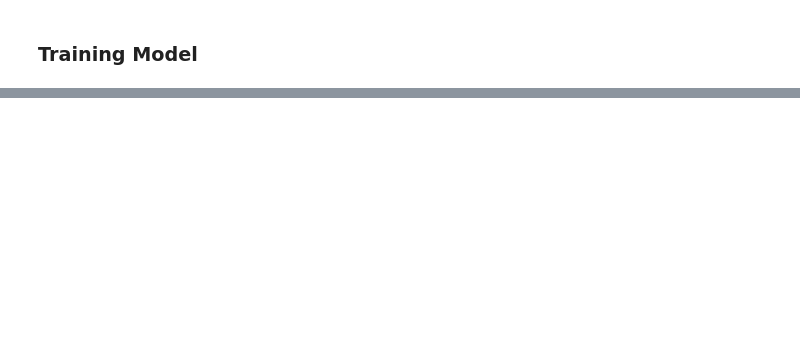
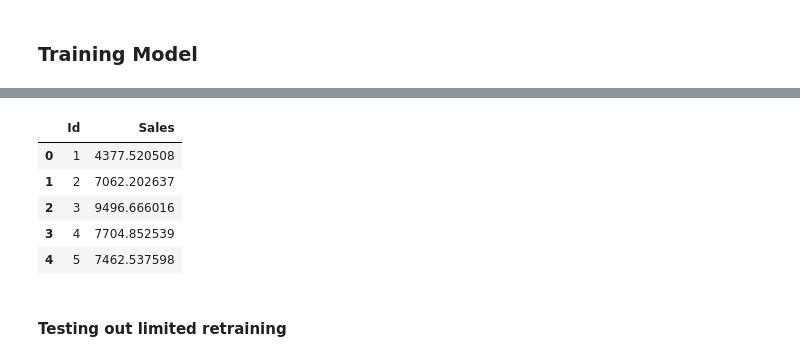
Before and after one commit to airisdata/Rossmann, a Jupyter notebook: rossman_without_log_scaling.ipynb, the cells around one changed output, grey strips where cells are left out. Cells and saved outputs as stored; diff of their text form; code cells hidden in the pictures; blank space fills up the shorter version.

```diff
--- a/rossman_without_log_scaling.ipynb
+++ b/rossman_without_log_scaling.ipynb
@@ -856,0 +988,3 @@ with open("./tboard_logs/projector_config.pbtxt","w") as f:
+# %%
+K.set_value(model.optimizer.lr,0.000001)
+model.fit(map_total,y_total,epochs=10,batch_size=512)
@@ -856,0 +1013,10 @@ with open("./tboard_logs/projector_config.pbtxt","w") as f:
+# %%
+preds_full= generate_preds_df(model)
+preds_full.head()
+# %% [output]
+|  | Id | Sales |
+| 0 | 1 | 4377.520508 |
+| 1 | 2 | 7062.202637 |
+| 2 | 3 | 9496.666016 |
+| 3 | 4 | 7704.852539 |
+| 4 | 5 | 7462.537598 |
@@ -856,0 +1025,2 @@ with open("./tboard_logs/projector_config.pbtxt","w") as f:
+# %% [markdown]
+#### Testing out limited retraining
```
Also changed, not shown: parts of 82 cells of this notebook, 25 other files.
